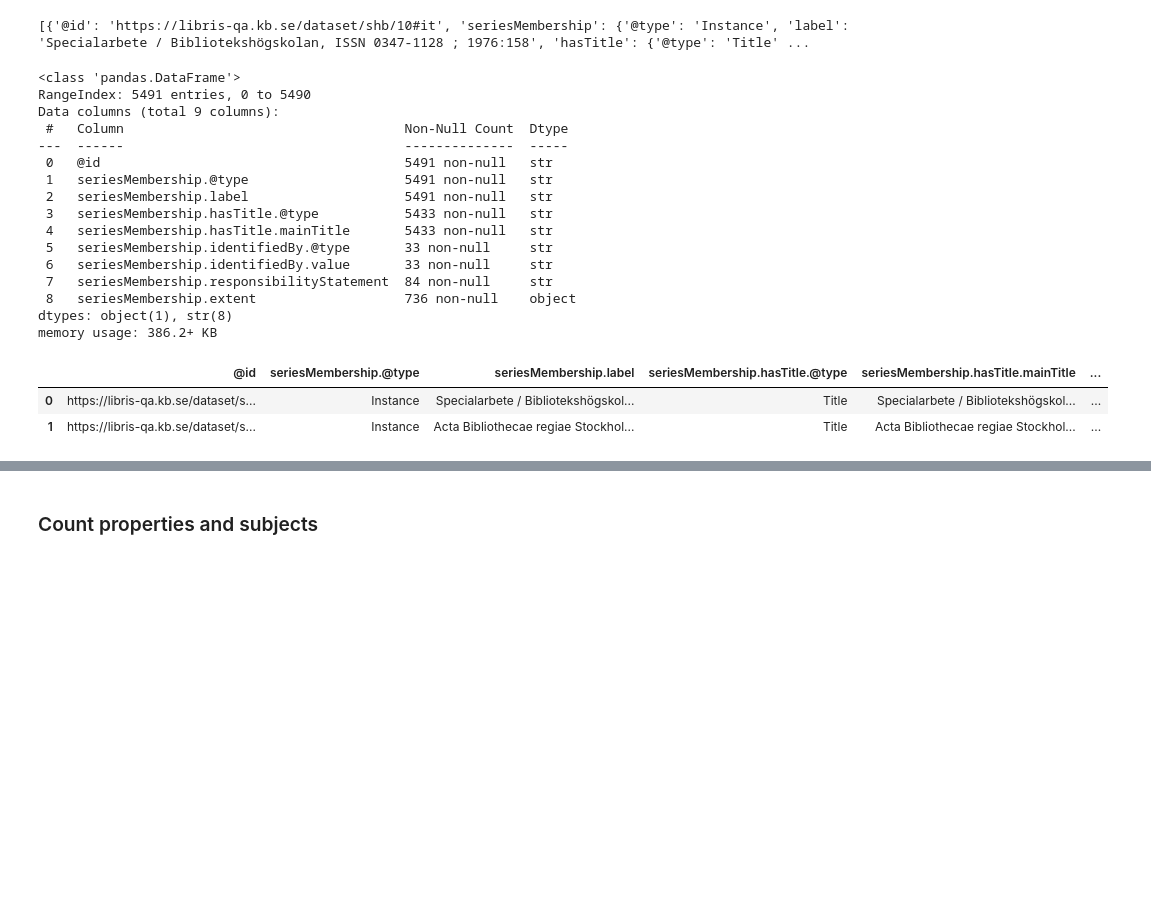
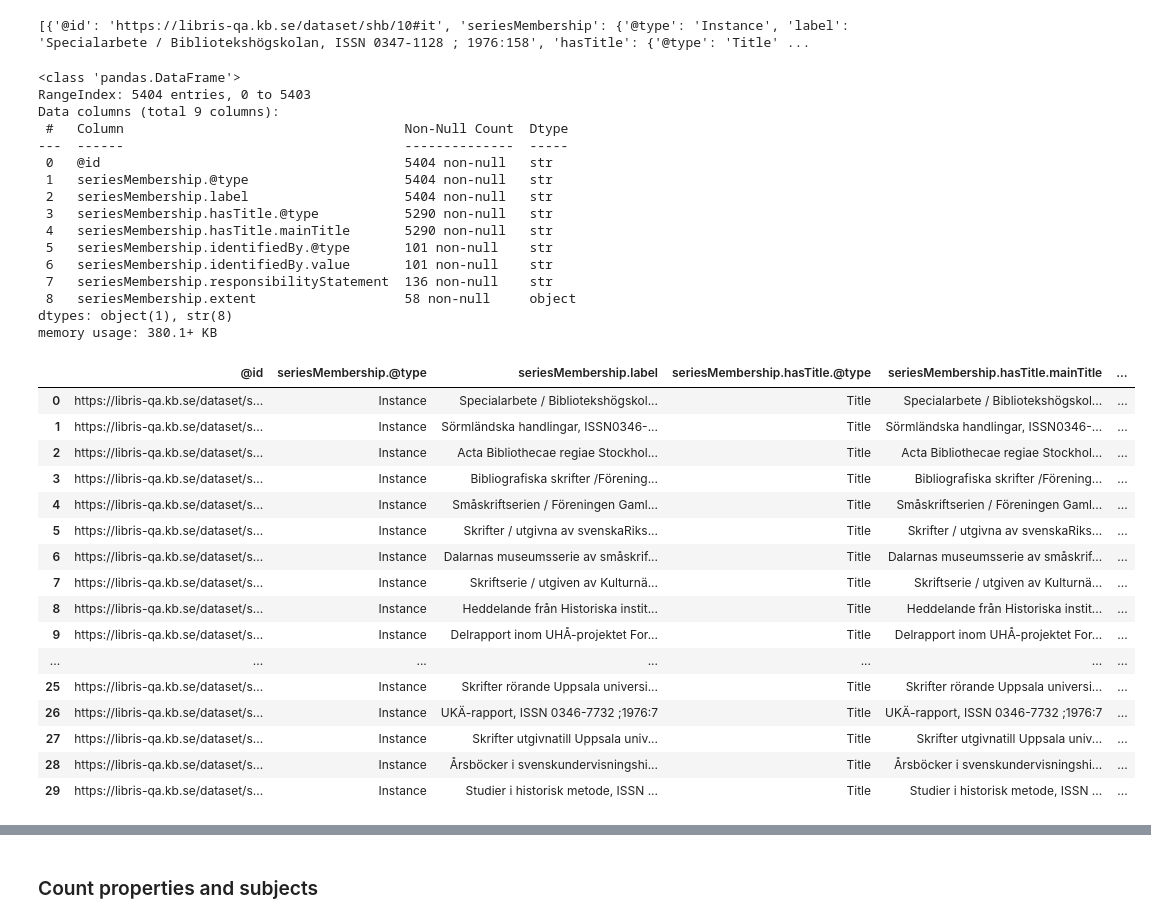
Before and after one commit to libris/librisxl, a Jupyter notebook: whelktool/scripts/dataimports/shb/analyze_shb.ipynb, the cells around one changed output, grey strips where cells are left out. Drawn from its saved outputs; the diff is of its cells as text; code cells hidden in the pictures; blank space fills up the shorter version.

```diff
--- a/whelktool/scripts/dataimports/shb/analyze_shb.ipynb
+++ b/whelktool/scripts/dataimports/shb/analyze_shb.ipynb
@@ -215,27 +215,41 @@ print(series_membership[:3])
 # %%
 series_df = pd.json_normalize(series_membership)
 series_df.info()
-series_df.head(2)
+series_df.head(30)
 # %% [output]
 <class 'pandas.DataFrame'>
-RangeIndex: 5491 entries, 0 to 5490
+RangeIndex: 5404 entries, 0 to 5403
 Data columns (total 9 columns):
  #   Column                                    Non-Null Count  Dtype
 ---  ------                                    --------------  -----
- 0   @id                                       5491 non-null   str
- 1   seriesMembership.@type                    5491 non-null   str
- 2   seriesMembership.label                    5491 non-null   str
- 3   seriesMembership.hasTitle.@type           5433 non-null   str
- 4   seriesMembership.hasTitle.mainTitle       5433 non-null   str
- 5   seriesMembership.identifiedBy.@type       33 non-null     str
- 6   seriesMembership.identifiedBy.value       33 non-null     str
- 7   seriesMembership.responsibilityStatement  84 non-null     str
- 8   seriesMembership.extent                   736 non-null    object
+ 0   @id                                       5404 non-null   str
+ 1   seriesMembership.@type                    5404 non-null   str
+ 2   seriesMembership.label                    5404 non-null   str
+ 3   seriesMembership.hasTitle.@type           5290 non-null   str
+ 4   seriesMembership.hasTitle.mainTitle       5290 non-null   str
+ 5   seriesMembership.identifiedBy.@type       101 non-null    str
+ 6   seriesMembership.identifiedBy.value       101 non-null    str
+ 7   seriesMembership.responsibilityStatement  136 non-null    str
+ 8   seriesMembership.extent                   58 non-null     object
 dtypes: object(1), str(8)
-memory usage: 386.2+ KB
+memory usage: 380.1+ KB
 |  | @id | seriesMembership.@type | seriesMembership.label | seriesMembership.hasTitle.@type | seriesMembership.hasTitle.mainTitle | ... |
 | 0 | https://libris-qa.kb.se/dataset/s... | Instance | Specialarbete / Bibliotekshögskol... | Title | Specialarbete / Bibliotekshögskol... | ... |
-| 1 | https://libris-qa.kb.se/dataset/s... | Instance | Acta Bibliothecae regiae Stockhol... | Title | Acta Bibliothecae regiae Stockhol... | ... |
+| 1 | https://libris-qa.kb.se/dataset/s... | Instance | Sörmländska handlingar, ISSN0346-... | Title | Sörmländska handlingar, ISSN0346-... | ... |
+| 2 | https://libris-qa.kb.se/dataset/s... | Instance | Acta Bibliothecae regiae Stockhol... | Title | Acta Bibliothecae regiae Stockhol... | ... |
+| 3 | https://libris-qa.kb.se/dataset/s... | Instance | Bibliografiska skrifter /Förening... | Title | Bibliografiska skrifter /Förening... | ... |
+| 4 | https://libris-qa.kb.se/dataset/s... | Instance | Småskriftserien / Föreningen Gaml... | Title | Småskriftserien / Föreningen Gaml... | ... |
+| 5 | https://libris-qa.kb.se/dataset/s... | Instance | Skrifter / utgivna av svenskaRiks... | Title | Skrifter / utgivna av svenskaRiks... | ... |
+| 6 | https://libris-qa.kb.se/dataset/s... | Instance | Dalarnas museumsserie av småskrif... | Title | Dalarnas museumsserie av småskrif... | ... |
+| 7 | https://libris-qa.kb.se/dataset/s... | Instance | Skriftserie / utgiven av Kulturnä... | Title | Skriftserie / utgiven av Kulturnä... | ... |
+| 8 | https://libris-qa.kb.se/dataset/s... | Instance | Heddelande från Historiska instit... | Title | Heddelande från Historiska instit... | ... |
+| 9 | https://libris-qa.kb.se/dataset/s... | Instance | Delrapport inom UHÅ-projektet For... | Title | Delrapport inom UHÅ-projektet For... | ... |
+| ... | ... | ... | ... | ... | ... | ... |
+| 25 | https://libris-qa.kb.se/dataset/s... | Instance | Skrifter rörande Uppsala universi... | Title | Skrifter rörande Uppsala universi... | ... |
+| 26 | https://libris-qa.kb.se/dataset/s... | Instance | UKÄ-rapport, ISSN 0346-7732 ;1976:7 | Title | UKÄ-rapport, ISSN 0346-7732 ;1976:7 | ... |
+| 27 | https://libris-qa.kb.se/dataset/s... | Instance | Skrifter utgivnatill Uppsala univ... | Title | Skrifter utgivnatill Uppsala univ... | ... |
+| 28 | https://libris-qa.kb.se/dataset/s... | Instance | Årsböcker i svenskundervisningshi... | Title | Årsböcker i svenskundervisningshi... | ... |
+| 29 | https://libris-qa.kb.se/dataset/s... | Instance | Studier i historisk metode, ISSN ... | Title | Studier i historisk metode, ISSN ... | ... |
 # %%
 most_common_titles = pd.DataFrame(series_df.value_counts(subset=["seriesMembership.hasTitle.mainTitle"]))
 
```
Also changed, not shown: parts of 10 cells of this notebook.
